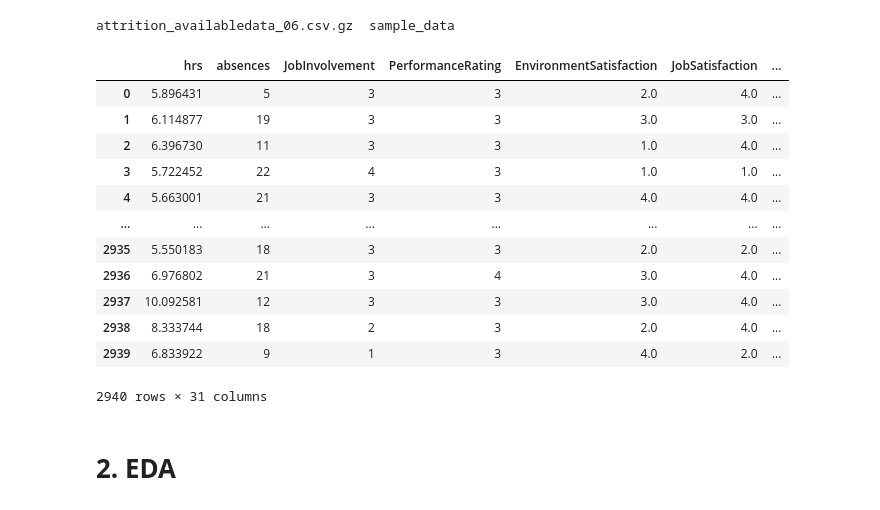
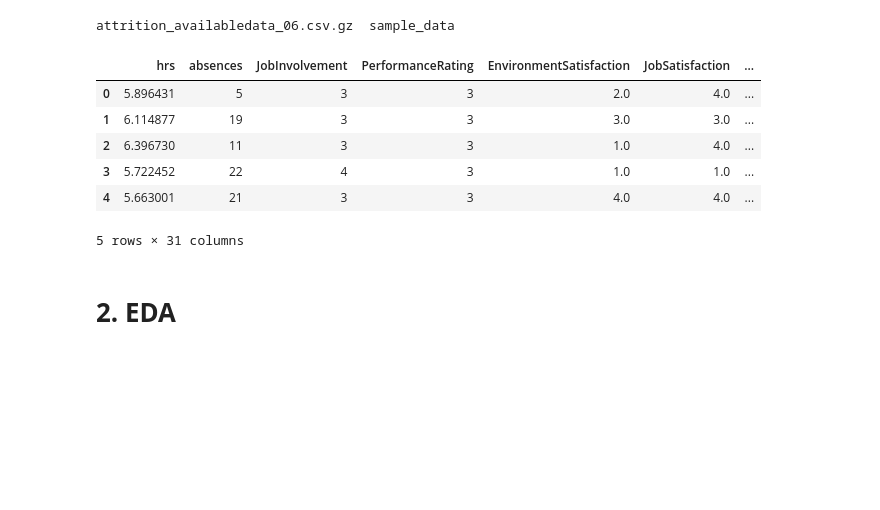
Before and after one commit to 100477706/Proyecto_Aprendizaje, a Jupyter notebook: predicciones.ipynb, the cells around one changed output. Saved outputs shown, nothing was run; the diff lists cells and outputs as text; code cells hidden in the pictures; blank space fills up the shorter version.

```diff
--- a/predicciones.ipynb
+++ b/predicciones.ipynb
@@ -20,21 +20,16 @@ En este apartado se descomprime el archivo que se ha subido y se muestran los da
 attrition_availabledata_06.csv.gz  sample_data
 # %%
 import pandas as pd
-pd.read_csv("attrition_availabledata_06.csv.gz", compression="gzip", sep=",") #subir el archivo comprimido
+df = pd.read_csv("attrition_availabledata_06.csv.gz", compression="gzip", sep=",") #subir el archivo comprimido
+df.head()
 # %% [output]
 |  | hrs | absences | JobInvolvement | PerformanceRating | EnvironmentSatisfaction | JobSatisfaction | ... |
 | 0 | 5.896431 | 5 | 3 | 3 | 2.0 | 4.0 | ... |
 | 1 | 6.114877 | 19 | 3 | 3 | 3.0 | 3.0 | ... |
 | 2 | 6.396730 | 11 | 3 | 3 | 1.0 | 4.0 | ... |
 | 3 | 5.722452 | 22 | 4 | 3 | 1.0 | 1.0 | ... |
 | 4 | 5.663001 | 21 | 3 | 3 | 4.0 | 4.0 | ... |
-| ... | ... | ... | ... | ... | ... | ... | ... |
-| 2935 | 5.550183 | 18 | 3 | 3 | 2.0 | 2.0 | ... |
-| 2936 | 6.976802 | 21 | 3 | 4 | 3.0 | 4.0 | ... |
-| 2937 | 10.092581 | 12 | 3 | 3 | 3.0 | 4.0 | ... |
-| 2938 | 8.333744 | 18 | 2 | 3 | 2.0 | 4.0 | ... |
-| 2939 | 6.833922 | 9 | 1 | 3 | 4.0 | 2.0 | ... |
-2940 rows × 31 columns
+5 rows × 31 columns
 # %% [markdown]
 # **2. EDA**
 # %% [markdown]
```
Also changed, not shown: parts of 5 cells of this notebook.
